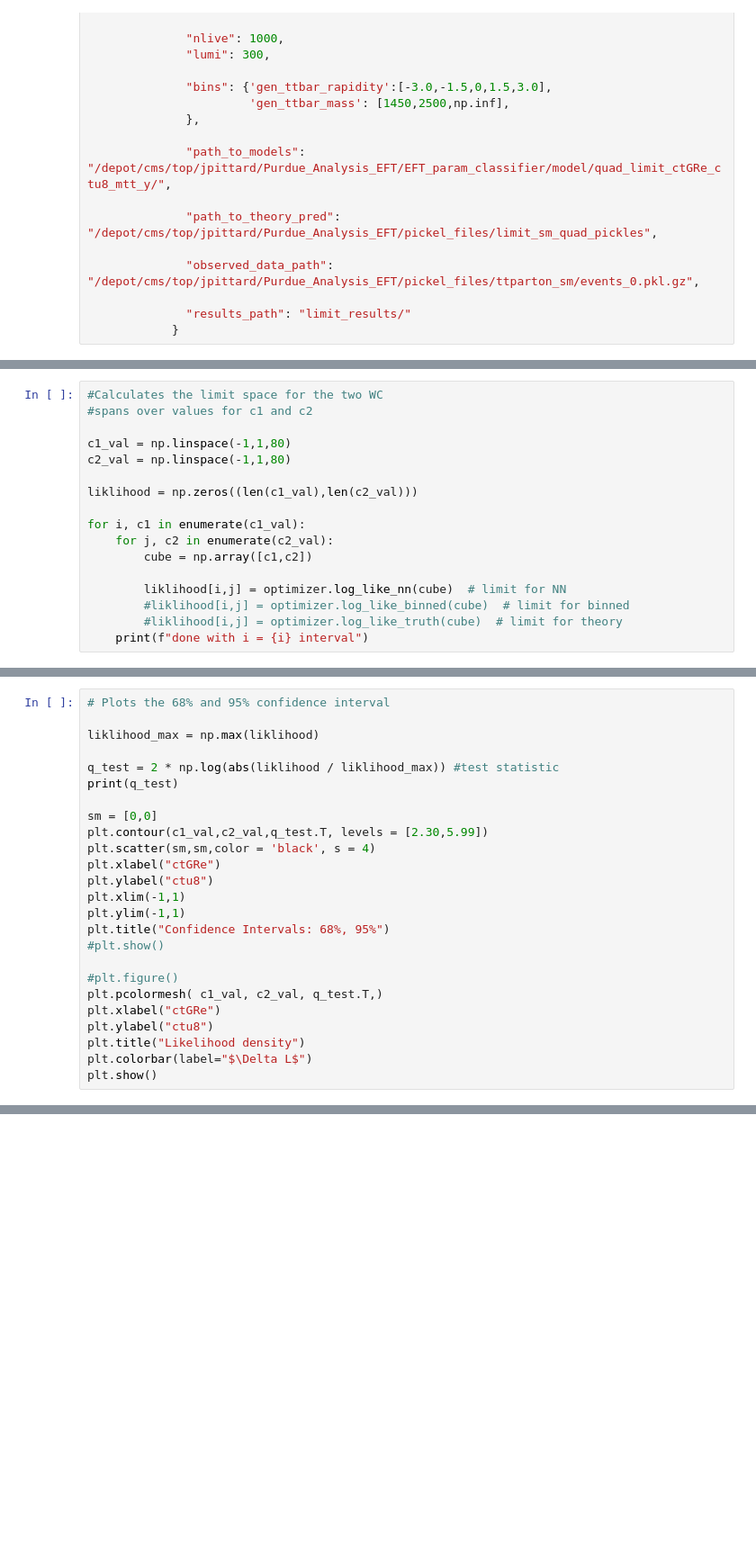
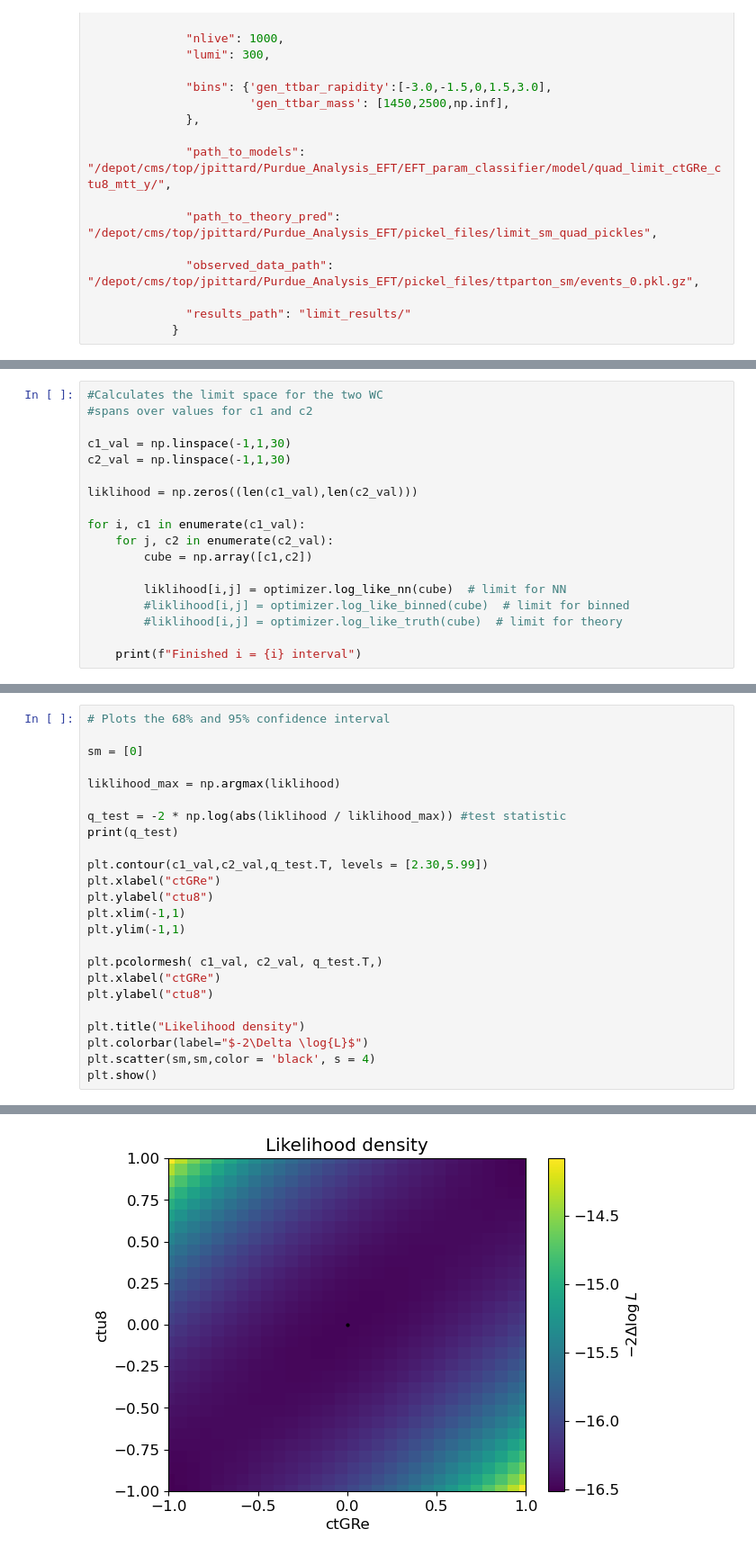
Before and after one commit to JPittard10/Top_MLEFT, a Jupyter notebook: EFT_param_classifier/ML4EFT_pipeline.ipynb, the cells around one changed output, grey strips where cells are left out. Shown at 90% size. Cells and saved outputs as stored; diff of their text form; blank space fills up the shorter version.

```diff
--- a/EFT_param_classifier/ML4EFT_pipeline.ipynb
+++ b/EFT_param_classifier/ML4EFT_pipeline.ipynb
@@ -436,8 +490,8 @@ optimizer.th_pred.th_dict
 #Calculates the limit space for the two WC
 #spans over values for c1 and c2
 
-c1_val = np.linspace(-1,1,80)
-c2_val = np.linspace(-1,1,80)
+c1_val = np.linspace(-1,1,30)
+c2_val = np.linspace(-1,1,30)
 
 liklihood = np.zeros((len(c1_val),len(c2_val)))
 
@@ -448,4 +502,5 @@ for i, c1 in enumerate(c1_val):
         liklihood[i,j] = optimizer.log_like_nn(cube)  # limit for NN
         #liklihood[i,j] = optimizer.log_like_binned(cube)  # limit for binned
         #liklihood[i,j] = optimizer.log_like_truth(cube)  # limit for theory
-    print(f"done with i = {i} interval")
+
+    print(f"Finished i = {i} interval")
@@ -452,25 +525,25 @@ for i, c1 in enumerate(c1_val):
 # %%
 # Plots the 68% and 95% confidence interval
 
-liklihood_max = np.max(liklihood)
+sm = [0]
 
-q_test = 2 * np.log(abs(liklihood / liklihood_max)) #test statistic
+liklihood_max = np.argmax(liklihood)
+
+q_test = -2 * np.log(abs(liklihood / liklihood_max)) #test statistic
 print(q_test)
 
-sm = [0,0]
 plt.contour(c1_val,c2_val,q_test.T, levels = [2.30,5.99])
-plt.scatter(sm,sm,color = 'black', s = 4)
 plt.xlabel("ctGRe")
 plt.ylabel("ctu8")
 plt.xlim(-1,1)
 plt.ylim(-1,1)
-plt.title("Confidence Intervals: 68%, 95%")
-#plt.show()
 
-#plt.figure()
 plt.pcolormesh( c1_val, c2_val, q_test.T,)
 plt.xlabel("ctGRe")
 plt.ylabel("ctu8")
+
 plt.title("Likelihood density")
-plt.colorbar(label="$\Delta L$")
+plt.colorbar(label="$-2\Delta \log{L}$")
+plt.scatter(sm,sm,color = 'black', s = 4)
 plt.show()
+# %% [output]
@@ -476,0 +567 @@ plt.show()
+[figure, added]
```
Also changed, not shown: parts of 14 cells of this notebook, 1 other file.
